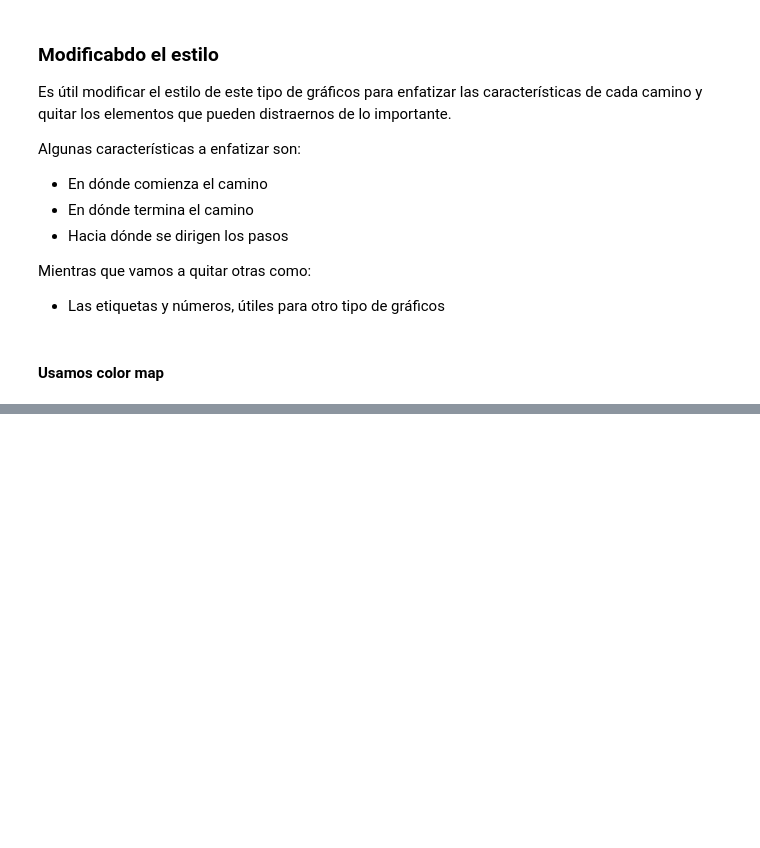
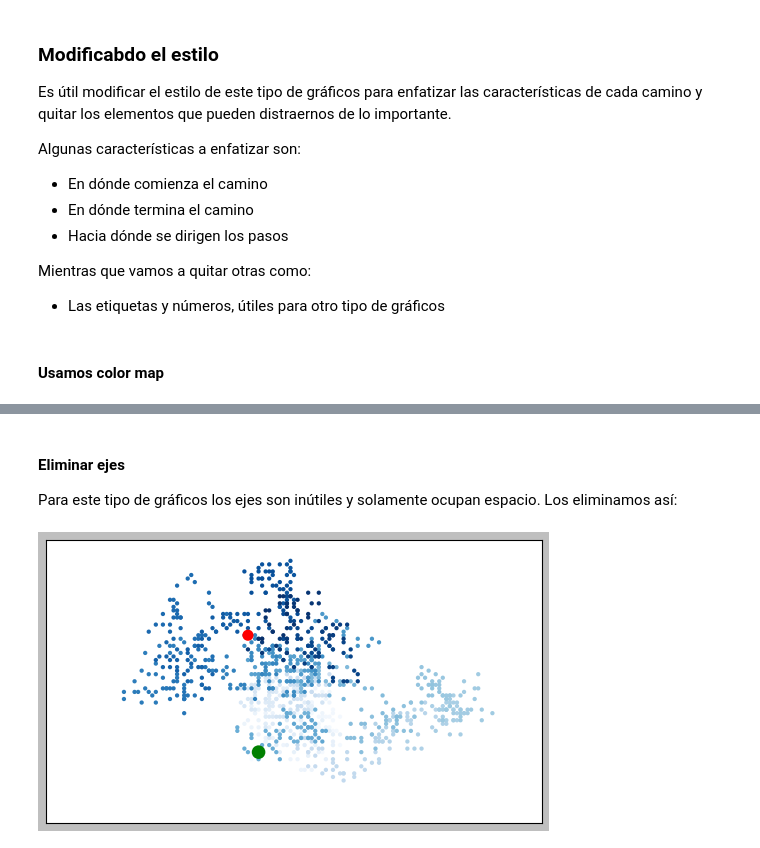
Before and after one commit to RodriManuel/python-data-visualization, a Jupyter notebook: notebooks/01_random_walks.ipynb, the cells around one changed output, grey strips where cells are left out. Drawn from its saved outputs; the diff is of its cells as text; code cells hidden in the pictures; blank space fills up the shorter version.

```diff
--- a/notebooks/01_random_walks.ipynb
+++ b/notebooks/01_random_walks.ipynb
@@ -99,0 +105,29 @@ plt.show()
+# %% [markdown]
+#### Eliminar ejes
+Para este tipo de gráficos los ejes son inútiles y solamente ocupan espacio. Los eliminamos así:
+# %%
+# Generamos un random walk.
+rw_4 = RandomWalk()
+rw_4.trazar_camino()
+
+# Graficamos las posiciones del random walk.
+plt.style.use('classic')
+
+fig, ax = plt.subplots()
+
+point_numbers = range(rw_4.get_number_points())
+
+ax.scatter(rw_4.get_x_values(), rw_4.get_y_values(), c=point_numbers, cmap=plt.cm.Blues, edgecolors='none', s=15)
+ax.set_aspect('equal')
+
+# Enfatizamos el primer y último punto
+ax.scatter(0, 0, c='green', edgecolors='none', s=150)
+ax.scatter(rw_4.get_x_values()[-1], rw_4.get_y_values()[-1], c='red', edgecolors='none', s=100)
+
+# Quitamos los ejes
+ax.get_xaxis().set_visible(False)
+ax.get_yaxis().set_visible(False)
+
+plt.show()
+# %% [output]
+[figure, added]
```
Also changed, not shown: parts of 10 cells of this notebook.
